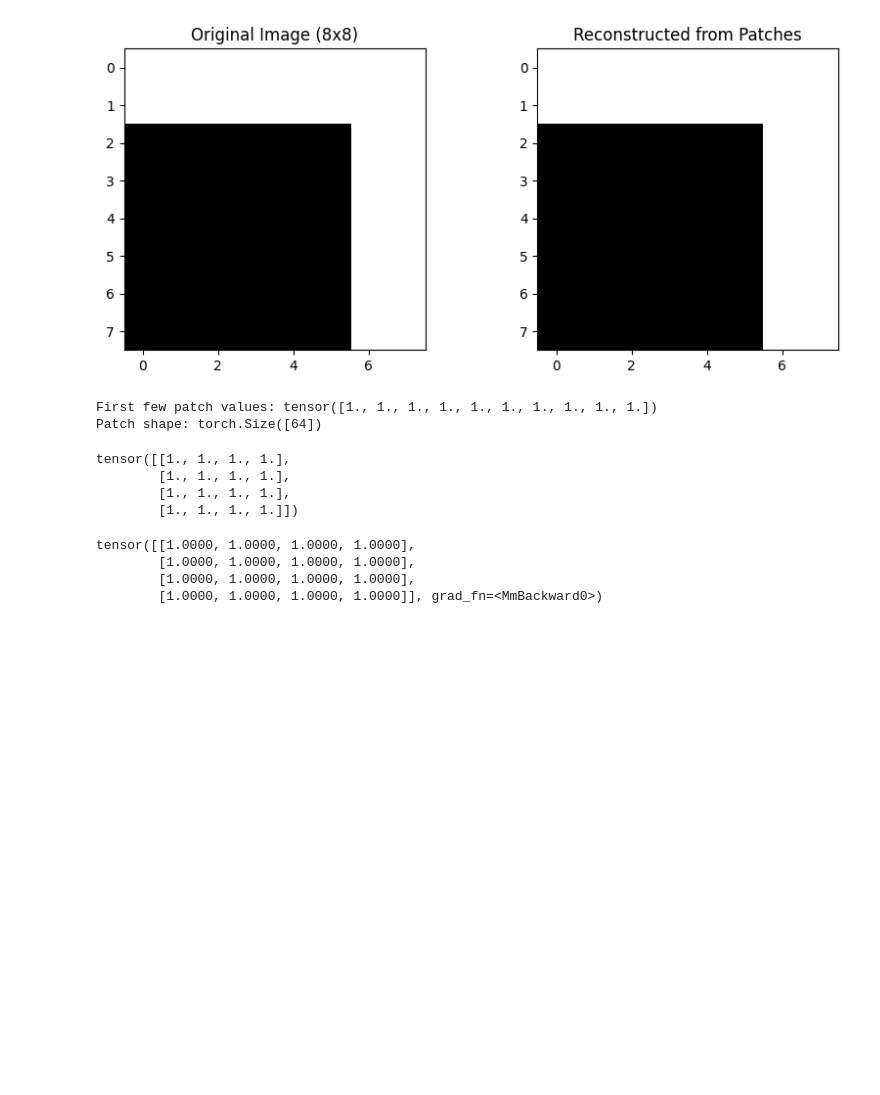
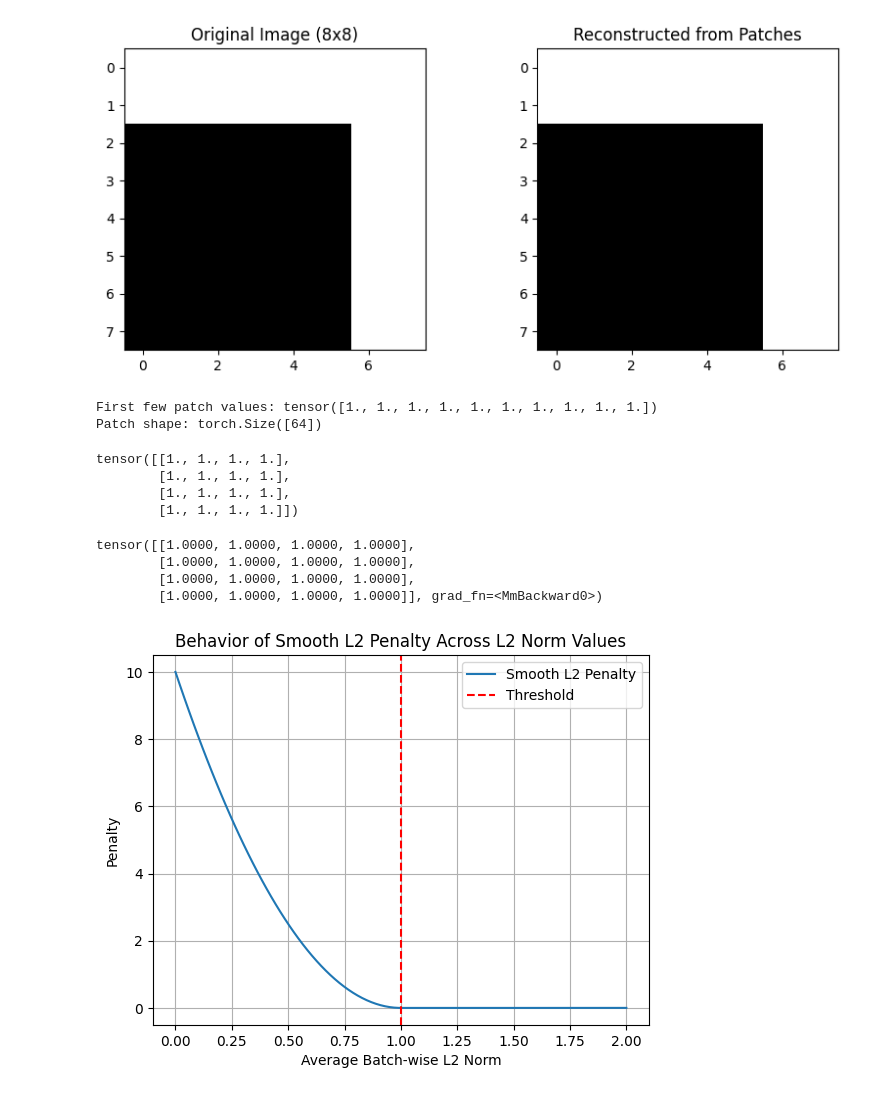
Before and after one commit to and-rewsmith/RecurrentForwardForward, a Jupyter notebook: playground/play.ipynb, the cells around one changed output. Drawn from its saved outputs; the diff is of its cells as text; code cells hidden in the pictures; blank space fills up the shorter version.

```diff
--- a/playground/play.ipynb
+++ b/playground/play.ipynb
@@ -519,3 +519,34 @@ tensor([[1.0000, 1.0000, 1.0000, 1.0000],
         [1.0000, 1.0000, 1.0000, 1.0000],
         [1.0000, 1.0000, 1.0000, 1.0000],
         [1.0000, 1.0000, 1.0000, 1.0000]], grad_fn=<MmBackward0>)
+# %%
+# Required imports
+import torch
+import matplotlib.pyplot as plt
+
+# Define parameters
+threshold = 1.0
+penalty_weight = 10
+
+# Define the smooth L2 penalty function using PyTorch
+def smooth_l2_penalty(avg_batchwise_l2_norm, threshold, penalty_weight):
+    return penalty_weight * torch.nn.functional.leaky_relu(threshold - avg_batchwise_l2_norm) ** 2
+
+
+# Generate a range of average L2 norm values from 0 to 2
+l2_norm_values = torch.linspace(0, 2, 100)
+
+# Calculate the smooth penalty for each L2 norm value
+penalties = [smooth_l2_penalty(l2_norm, threshold, penalty_weight).item() for l2_norm in l2_norm_values]
+
+# Plot the behavior of the smooth penalty across L2 norm values
+plt.plot(l2_norm_values.numpy(), penalties, label="Smooth L2 Penalty")
+plt.axvline(threshold, color="red", linestyle="--", label="Threshold")
+plt.xlabel("Average Batch-wise L2 Norm")
+plt.ylabel("Penalty")
+plt.title("Behavior of Smooth L2 Penalty Across L2 Norm Values")
+plt.legend()
+plt.grid(True)
+plt.show()
+# %% [output]
+[figure, added]
```
Also changed, not shown: 3 other files.
